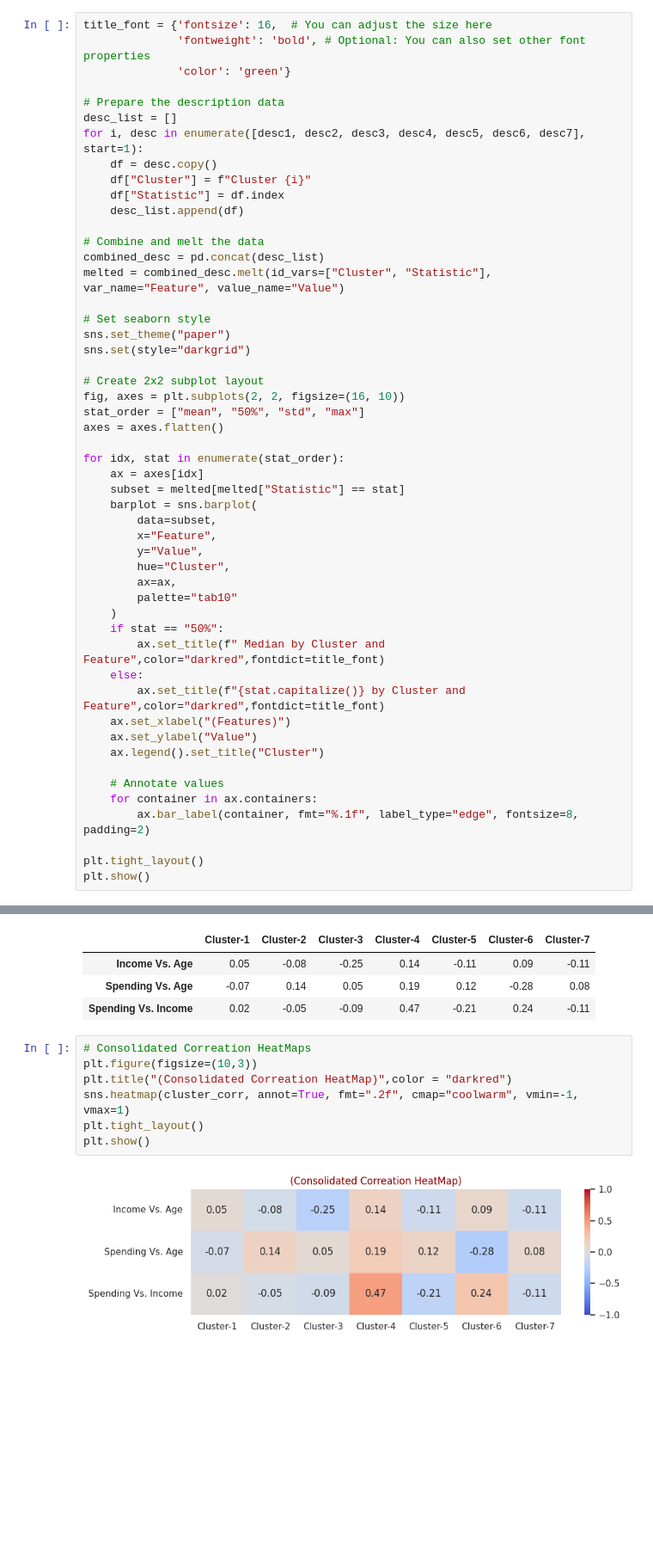
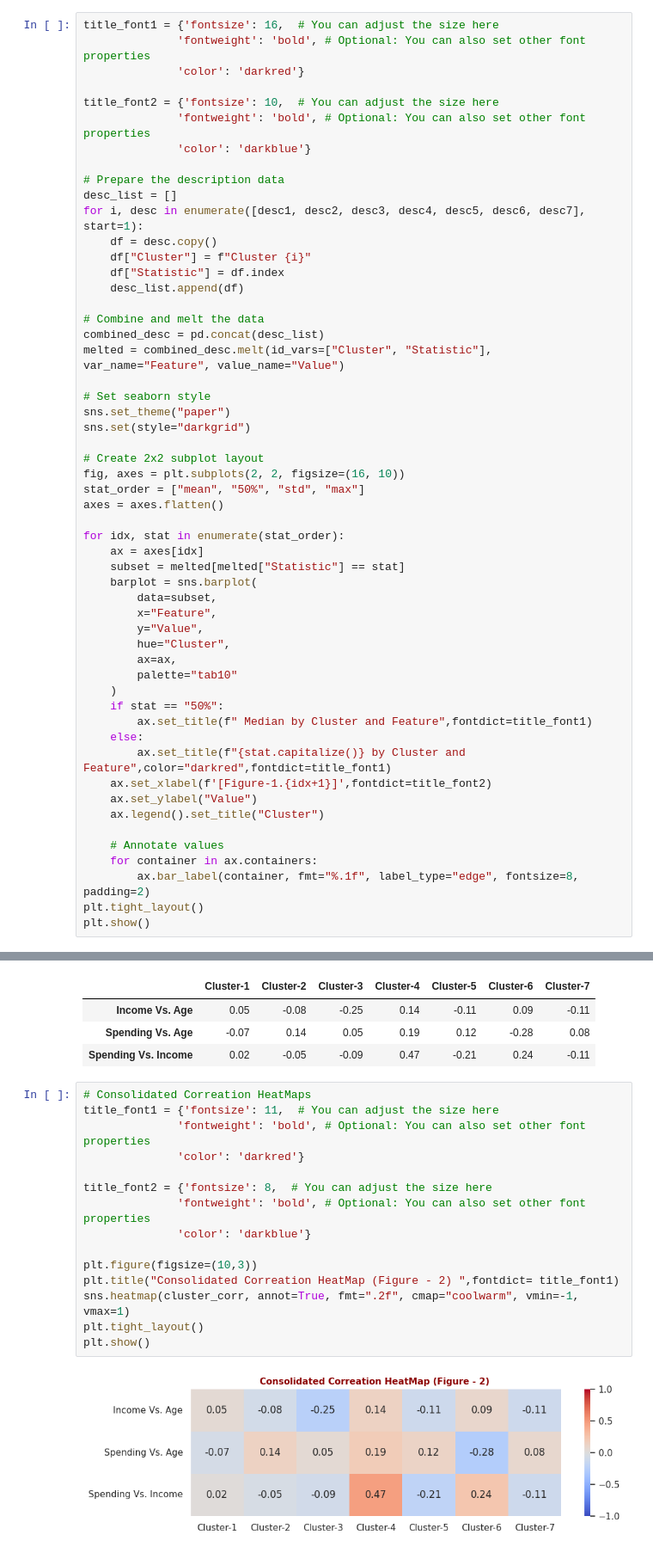
Before and after one commit to pb319/Segment-Stream, a Jupyter notebook: CustSegment.ipynb, the cells around one changed output, grey strips where cells are left out. Shown at 86% size. Drawn from its saved outputs; the diff is of its cells as text; blank space fills up the shorter version.

Commit message:
Consolidated Correlation Decription Added

```diff
--- a/CustSegment.ipynb
+++ b/CustSegment.ipynb
@@ -841,9 +841,13 @@ desc5 = customer_cls5.describe().loc[["mean","50%","std","max"],["Age",	"Annual
 desc6 = customer_cls6.describe().loc[["mean","50%","std","max"],["Age",	"Annual Income (k$)","Spending Score (1-100)"]]
 desc7 = customer_cls7.describe().loc[["mean","50%","std","max"],["Age",	"Annual Income (k$)","Spending Score (1-100)"]]
 # %%
-title_font = {'fontsize': 16,  # You can adjust the size here
+title_font1 = {'fontsize': 16,  # You can adjust the size here
               'fontweight': 'bold', # Optional: You can also set other font properties
-              'color': 'green'}
+              'color': 'darkred'}
+
+title_font2 = {'fontsize': 10,  # You can adjust the size here
+              'fontweight': 'bold', # Optional: You can also set other font properties
+              'color': 'darkblue'}
 
 # Prepare the description data
 desc_list = []
@@ -878,17 +882,16 @@ for idx, stat in enumerate(stat_order):
         palette="tab10"
     )
     if stat == "50%":
-        ax.set_title(f" Median by Cluster and Feature",color="darkred",fontdict=title_font)
+        ax.set_title(f" Median by Cluster and Feature",fontdict=title_font1)
     else:
-        ax.set_title(f"{stat.capitalize()} by Cluster and Feature",color="darkred",fontdict=title_font)
-    ax.set_xlabel("(Features)")
+        ax.set_title(f"{stat.capitalize()} by Cluster and Feature",color="darkred",fontdict=title_font1)
+    ax.set_xlabel(f'[Figure-1.{idx+1}]',fontdict=title_font2)
     ax.set_ylabel("Value")
     ax.legend().set_title("Cluster")
 
     # Annotate values
     for container in ax.containers:
         ax.bar_label(container, fmt="%.1f", label_type="edge", fontsize=8, padding=2)
-
 plt.tight_layout()
 plt.show()
 # %% [output]
@@ -936,10 +939,18 @@ cluster_corr.head()
 | Spending Vs. Income | 0.02 | -0.05 | -0.09 | 0.47 | -0.21 | 0.24 | -0.11 |
 # %%
 # Consolidated Correation HeatMaps
+title_font1 = {'fontsize': 11,  # You can adjust the size here
+              'fontweight': 'bold', # Optional: You can also set other font properties
+              'color': 'darkred'}
+
+title_font2 = {'fontsize': 8,  # You can adjust the size here
+              'fontweight': 'bold', # Optional: You can also set other font properties
+              'color': 'darkblue'}
+
 plt.figure(figsize=(10,3))
-plt.title("(Consolidated Correation HeatMap)",color = "darkred")
+plt.title("Consolidated Correation HeatMap (Figure - 2) ",fontdict= title_font1)
 sns.heatmap(cluster_corr, annot=True, fmt=".2f", cmap="coolwarm", vmin=-1, vmax=1)
 plt.tight_layout()
 plt.show()
 # %% [output]
-[figure, old version]
+[figure, new version]
```
Also changed, not shown: parts of 6 cells of this notebook.
